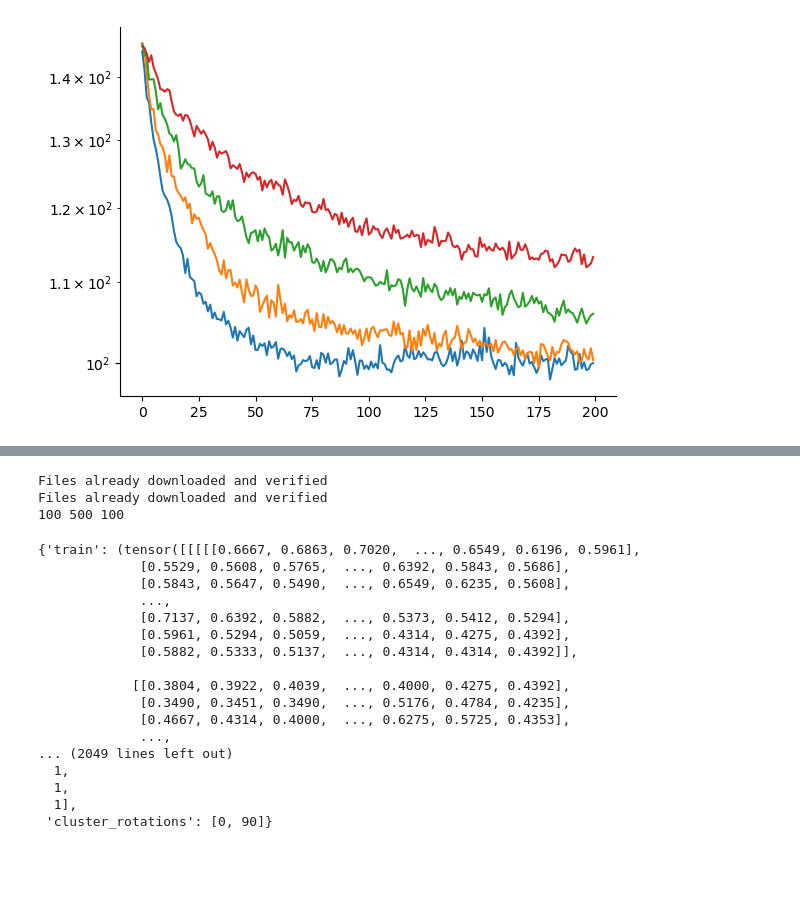
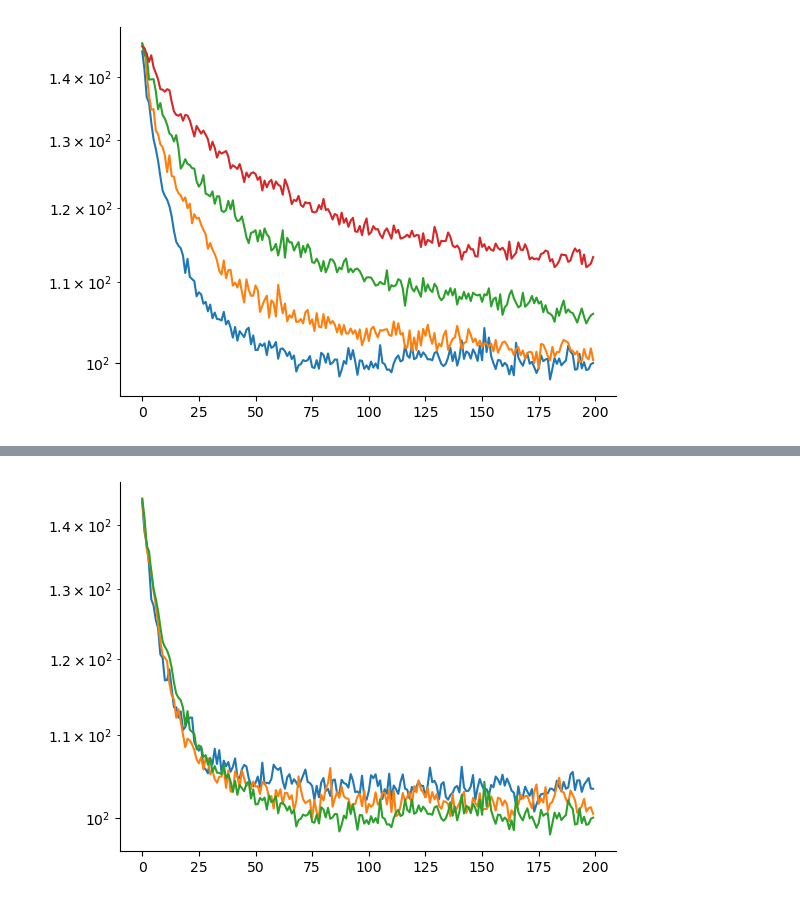
Before and after one commit to shamPJ/PersFL, a Jupyter notebook: notebooks/persFL-Copy2.ipynb, the cells around one changed output, grey strips where cells are left out. Drawn from its saved outputs; the diff is of its cells as text; code cells hidden in the pictures; blank space fills up the shorter version.

```diff
--- a/notebooks/persFL-Copy2.ipynb
+++ b/notebooks/persFL-Copy2.ipynb
@@ -1065,3 +1076,10 @@ plt.yscale('log')
+# %%
+plt.plot(df0["MSE_val"])
+plt.plot(df1["MSE_val"])
+plt.plot(df2["MSE_val"])
+plt.yscale('log')
+# %% [output]
+[figure, added]
 # %%
 def generate_rotated_cifar10(n_clusters=4, n_clients=100, seed=0):
     """
@@ -1147,25 +1165,4 @@ def generate_rotated_cifar10(n_clusters=4, n_clients=100, seed=0):
         "cluster_rotations": rotations
     }
 # %%
-generate_rotated_cifar10(n_clusters=2, n_clients=200)
+a = torch.rand((1,))
-# %% [output]
-Files already downloaded and verified
-Files already downloaded and verified
-100 500 100
-{'train': (tensor([[[[[0.6667, 0.6863, 0.7020,  ..., 0.6549, 0.6196, 0.5961],
-             [0.5529, 0.5608, 0.5765,  ..., 0.6392, 0.5843, 0.5686],
-             [0.5843, 0.5647, 0.5490,  ..., 0.6549, 0.6235, 0.5608],
-             ...,
-             [0.7137, 0.6392, 0.5882,  ..., 0.5373, 0.5412, 0.5294],
-             [0.5961, 0.5294, 0.5059,  ..., 0.4314, 0.4275, 0.4392],
-             [0.5882, 0.5333, 0.5137,  ..., 0.4314, 0.4314, 0.4392]],
-
-            [[0.3804, 0.3922, 0.4039,  ..., 0.4000, 0.4275, 0.4392],
-             [0.3490, 0.3451, 0.3490,  ..., 0.5176, 0.4784, 0.4235],
-             [0.4667, 0.4314, 0.4000,  ..., 0.6275, 0.5725, 0.4353],
-             ...,
-... (2049 lines left out)
-  1,
-  1,
-  1],
- 'cluster_rotations': [0, 90]}
```
Also changed, not shown: parts of 3 cells of this notebook, 4 other files.
